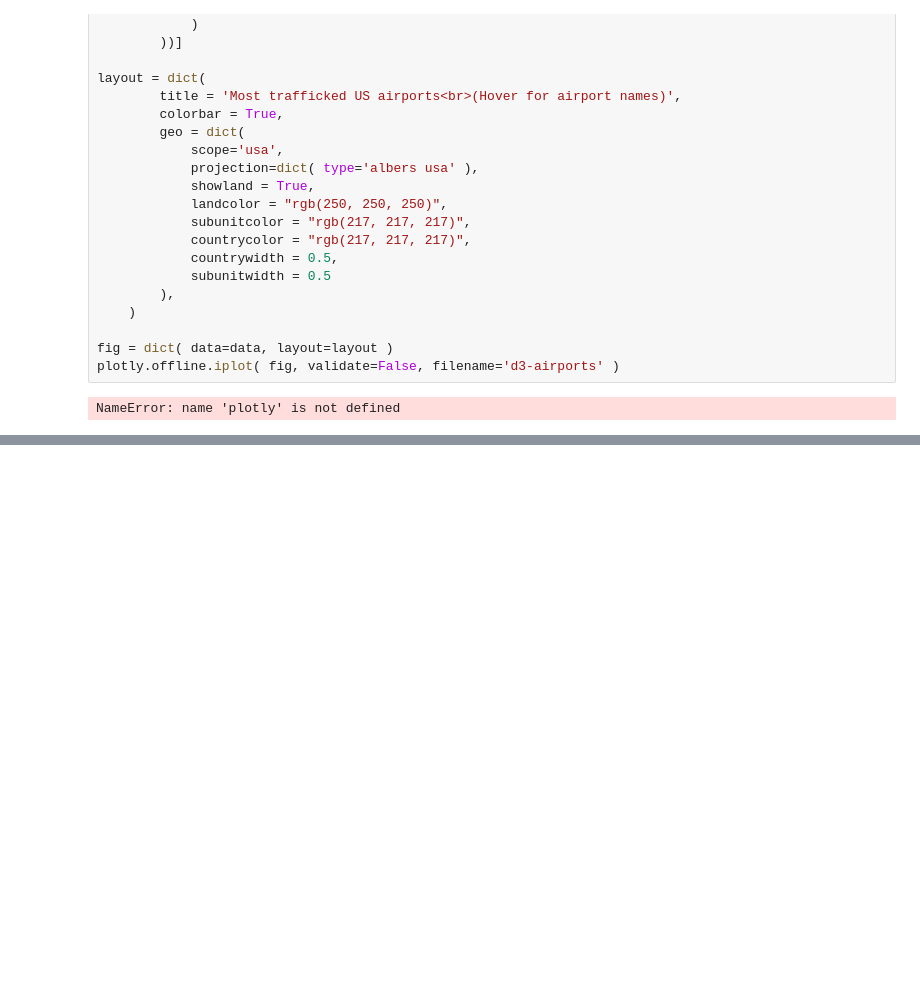
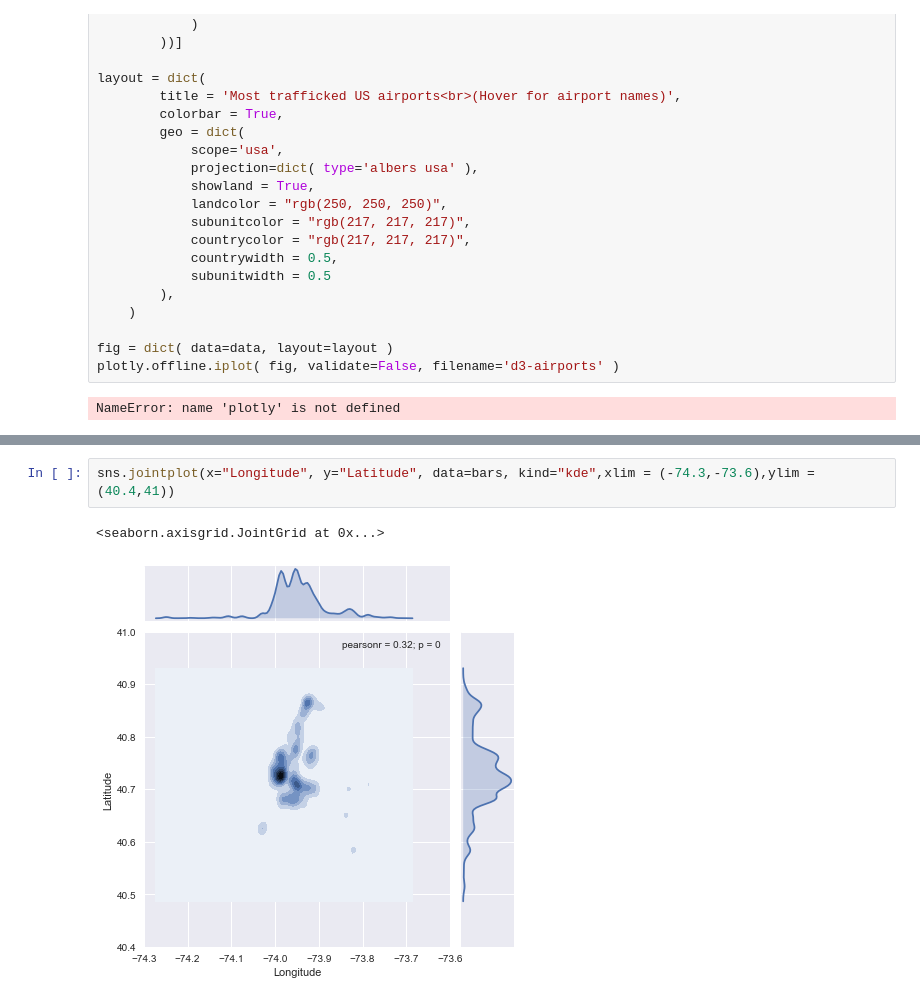
Before and after one commit to TrifectaIII/Data-Science-Final, a Jupyter notebook: DataScienceFinal.ipynb, the cells around one changed output, grey strips where cells are left out. Saved outputs shown, nothing was run; the diff lists cells and outputs as text; blank space fills up the shorter version.

```diff
--- a/DataScienceFinal.ipynb
+++ b/DataScienceFinal.ipynb
@@ -410,0 +459,5 @@ NameError: name 'plotly' is not defined
+# %%
+sns.jointplot(x="Longitude", y="Latitude", data=bars, kind="kde",xlim = (-74.3,-73.6),ylim = (40.4,41))
+# %% [output]
+<seaborn.axisgrid.JointGrid at 0x...>
+[figure, added]
```
Also changed, not shown: parts of 6 cells of this notebook.
